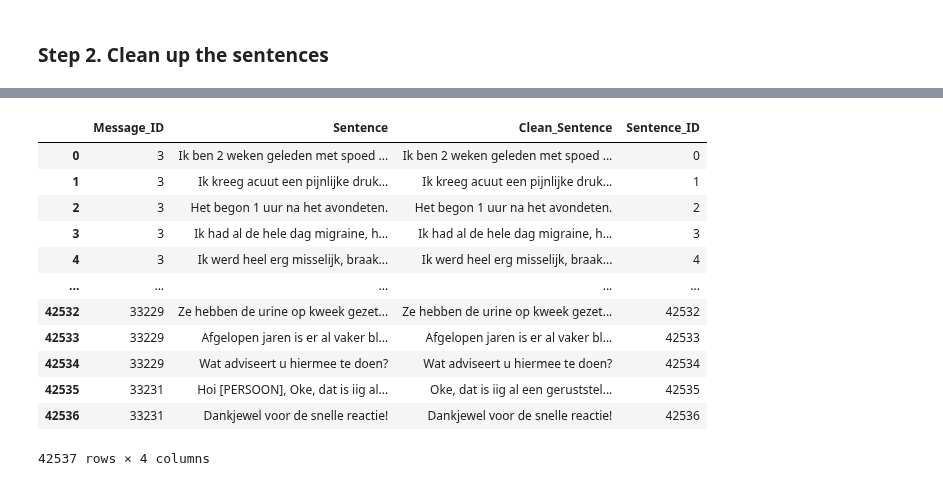
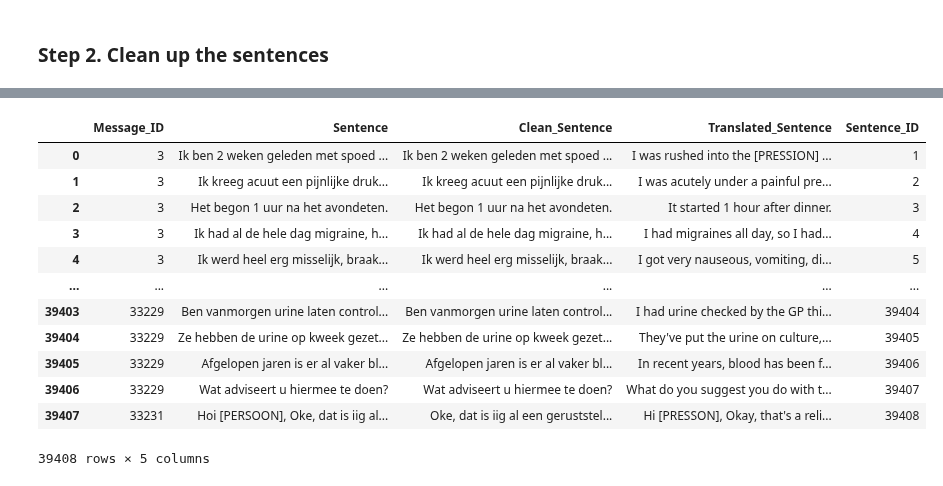
Before and after one commit to MaastrichtU-CDS/MyIBDcoachNLP, a Jupyter notebook: notebooks/Other/data_preparation.ipynb, the cells around one changed output, grey strips where cells are left out. Drawn from its saved outputs; the diff is of its cells as text; code cells hidden in the pictures.

```diff
--- a/notebooks/Other/data_preparation.ipynb
+++ b/notebooks/Other/data_preparation.ipynb
@@ -243,0 +278,17 @@ sentence_df
+# %%
+translated_sentence_df = translated_sentence_df.reset_index(drop=True)
+# %%
+to_drop = []
+for i, row in translated_sentence_df[:-1].iterrows():
+    sentence = row["Clean_Sentence"]
+    if re.search(abbreviation_pattern, sentence, flags=re.IGNORECASE):
+        translated_sentence_df.loc[i, "Clean_Sentence"] += " " + translated_sentence_df.loc[i + 1, "Clean_Sentence"]
+        translated_sentence_df.loc[i, "Sentence"] += " " + translated_sentence_df.loc[i + 1, "Sentence"]
+        translated_sentence_df.loc[i, "Translated_Sentence"] += " " + translated_sentence_df.loc[i + 1, "Translated_Sentence"]
+        to_drop.append(i + 1)
+
+# Drop merged sentences from DataFrame
+translated_sentence_df.drop(to_drop, inplace=True)
+
+# Reset index
+translated_sentence_df.reset_index(drop=True, inplace=True)
@@ -244,23 +311,26 @@ sentence_df
+# %%
+# drop duplicates
+translated_sentence_df = translated_sentence_df.drop_duplicates(subset=["Clean_Sentence"], keep="first")  # or keep="last" or keep=False
 # %%
 # assign an ID to each of the 42537 sentence
-sentence_df = sentence_df.reset_index()
-sentence_df["Sentence_ID"] = sentence_df.index
+translated_sentence_df = translated_sentence_df.reset_index()
+translated_sentence_df["Sentence_ID"] = translated_sentence_df.index + 1
 # %%
-sentence_df = sentence_df.drop(columns=["index"])
-sentence_df
+translated_sentence_df = translated_sentence_df.drop(columns=["index"])
+translated_sentence_df
 # %% [output]
-|  | Message_ID | Sentence | Clean_Sentence | Sentence_ID |
-| 0 | 3 | Ik ben 2 weken geleden met spoed ... | Ik ben 2 weken geleden met spoed ... | 0 |
-| 1 | 3 | Ik kreeg acuut een pijnlijke druk... | Ik kreeg acuut een pijnlijke druk... | 1 |
-| 2 | 3 | Het begon 1 uur na het avondeten. | Het begon 1 uur na het avondeten. | 2 |
-| 3 | 3 | Ik had al de hele dag migraine, h... | Ik had al de hele dag migraine, h... | 3 |
-| 4 | 3 | Ik werd heel erg misselijk, braak... | Ik werd heel erg misselijk, braak... | 4 |
-| ... | ... | ... | ... | ... |
-| 42532 | 33229 | Ze hebben de urine op kweek gezet... | Ze hebben de urine op kweek gezet... | 42532 |
-| 42533 | 33229 | Afgelopen jaren is er al vaker bl... | Afgelopen jaren is er al vaker bl... | 42533 |
-| 42534 | 33229 | Wat adviseert u hiermee te doen? | Wat adviseert u hiermee te doen? | 42534 |
-| 42535 | 33231 | Hoi [PERSOON], Oke, dat is iig al... | Oke, dat is iig al een geruststel... | 42535 |
-| 42536 | 33231 | Dankjewel voor de snelle reactie! | Dankjewel voor de snelle reactie! | 42536 |
+|  | Message_ID | Sentence | Clean_Sentence | Translated_Sentence | Sentence_ID |
+| 0 | 3 | Ik ben 2 weken geleden met spoed ... | Ik ben 2 weken geleden met spoed ... | I was rushed into the [PRESSION] ... | 1 |
+| 1 | 3 | Ik kreeg acuut een pijnlijke druk... | Ik kreeg acuut een pijnlijke druk... | I was acutely under a painful pre... | 2 |
+| 2 | 3 | Het begon 1 uur na het avondeten. | Het begon 1 uur na het avondeten. | It started 1 hour after dinner. | 3 |
+| 3 | 3 | Ik had al de hele dag migraine, h... | Ik had al de hele dag migraine, h... | I had migraines all day, so I had... | 4 |
+| 4 | 3 | Ik werd heel erg misselijk, braak... | Ik werd heel erg misselijk, braak... | I got very nauseous, vomiting, di... | 5 |
+| ... | ... | ... | ... | ... | ... |
+| 39403 | 33229 | Ben vanmorgen urine laten control... | Ben vanmorgen urine laten control... | I had urine checked by the GP thi... | 39404 |
+| 39404 | 33229 | Ze hebben de urine op kweek gezet... | Ze hebben de urine op kweek gezet... | They've put the urine on culture,... | 39405 |
+| 39405 | 33229 | Afgelopen jaren is er al vaker bl... | Afgelopen jaren is er al vaker bl... | In recent years, blood has been f... | 39406 |
+| 39406 | 33229 | Wat adviseert u hiermee te doen? | Wat adviseert u hiermee te doen? | What do you suggest you do with t... | 39407 |
+| 39407 | 33231 | Hoi [PERSOON], Oke, dat is iig al... | Oke, dat is iig al een geruststel... | Hi [PRESSON], Okay, that's a reli... | 39408 |
-42537 rows × 4 columns
+39408 rows × 5 columns
 # %%
 # save df
```
Also changed, not shown: parts of 13 cells of this notebook, 2 other files.
